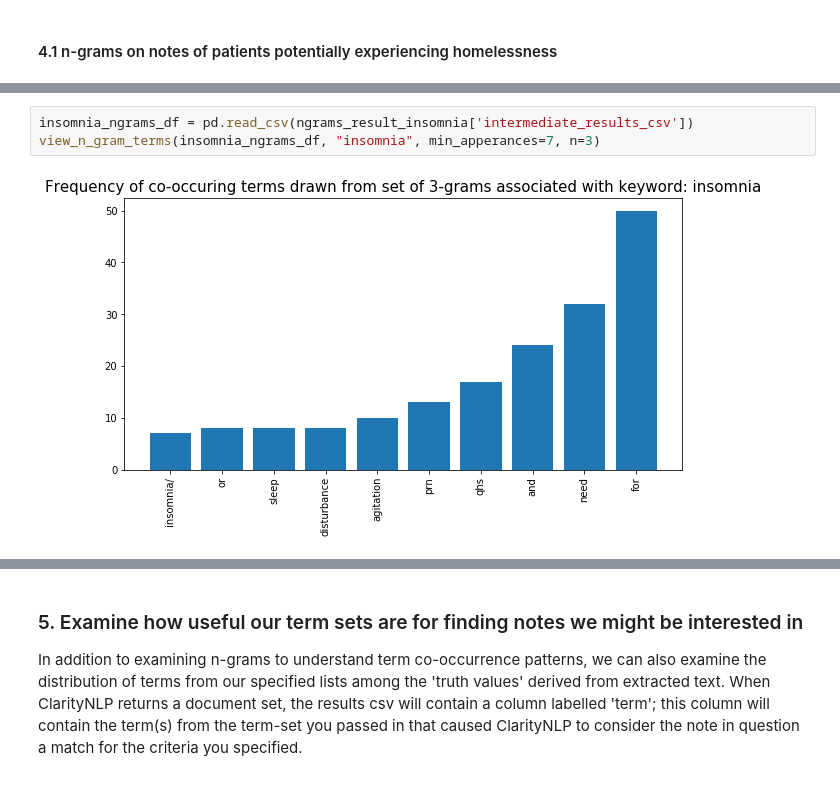
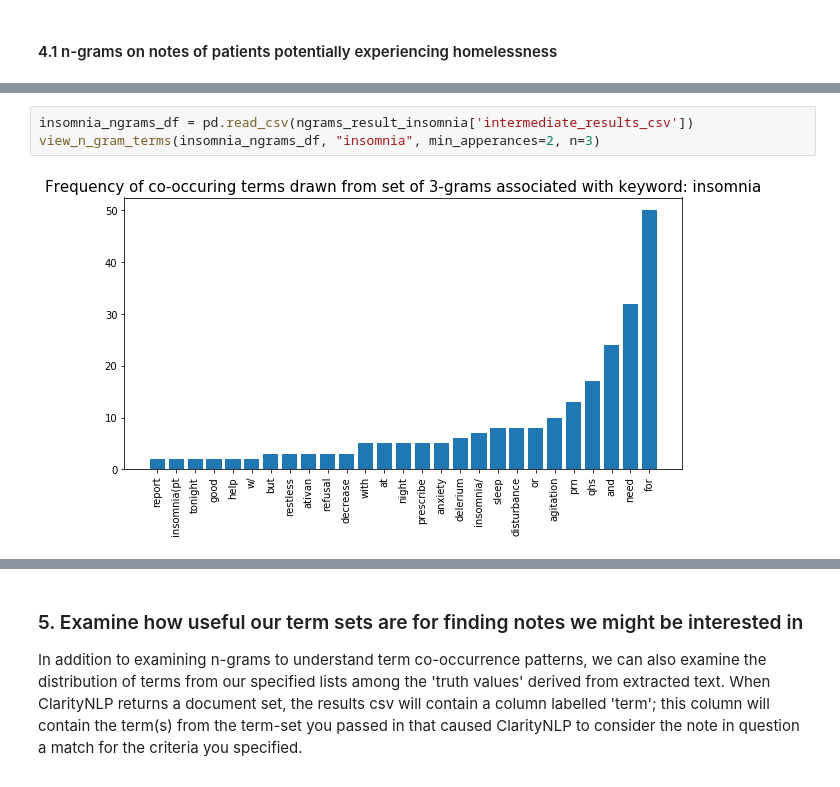
Before and after one commit to ClarityNLP/ClarityNLP, a Jupyter notebook: nlp/notebooks/cooking/Cooking_with_ClarityNLP_092618.ipynb, the cells around one changed output, grey strips where cells are left out. Saved outputs shown, nothing was run; the diff lists cells and outputs as text.

```diff
--- a/nlp/notebooks/cooking/Cooking_with_ClarityNLP_092618.ipynb
+++ b/nlp/notebooks/cooking/Cooking_with_ClarityNLP_092618.ipynb
@@ -486,9 +486,9 @@ Job Successfully Submitted
 }
 # %%
 insomnia_ngrams_df = pd.read_csv(ngrams_result_insomnia['intermediate_results_csv'])
-view_n_gram_terms(insomnia_ngrams_df, "insomnia", min_apperances=7, n=3)
+view_n_gram_terms(insomnia_ngrams_df, "insomnia", min_apperances=2, n=3)
 # %% [output]
-[figure, old version]
+[figure, new version]
 # %%
 poor_compliance_ngrams_query = '''
 
```
Also changed, not shown: parts of 33 cells of this notebook.
